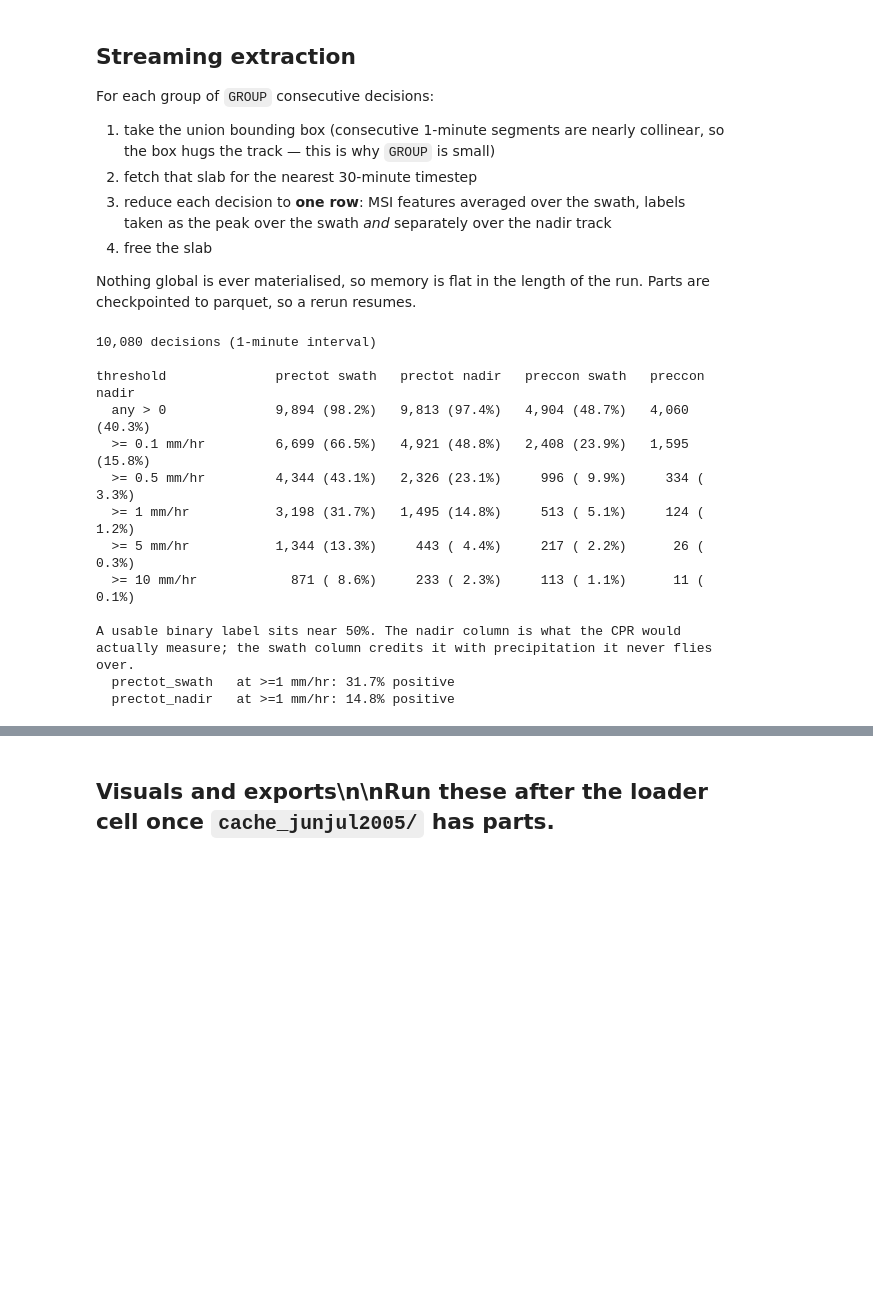
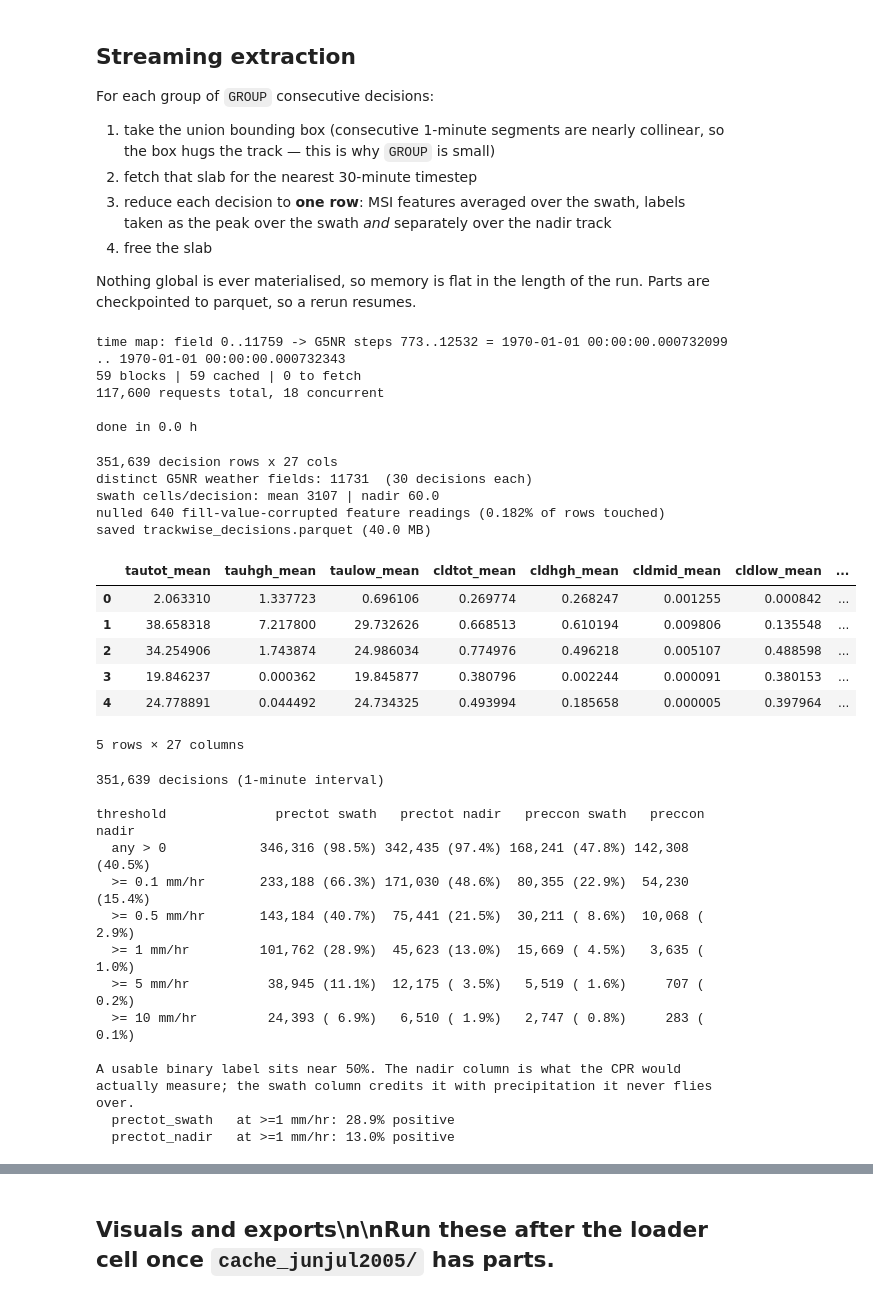
Before and after one commit to darthvader58/Code-Lab_RL_PriorityObs, a Jupyter notebook: geos5data_0.0625deg_30mn_trackwise.ipynb, the cells around one changed output, grey strips where cells are left out. Drawn from its saved outputs; the diff is of its cells as text; code cells hidden in the pictures; blank space fills up the shorter version.

```diff
--- a/geos5data_0.0625deg_30mn_trackwise.ipynb
+++ b/geos5data_0.0625deg_30mn_trackwise.ipynb
@@ -274,12 +314,19 @@ def _wds(force=False):
         _WDS = xr.open_dataset(G5NR_URL, decode_times=True)
     return _WDS
 
+# np.isfinite() alone lets through a handful of G5NR cells that return a
+# large-but-technically-finite fill value (up to ~3.4e38, float32's max) for
+# missing data -- caught 640 rows in the 8mo dataset, e.g. a "cloud fraction"
+# of 1.3e35. No MSI/label variable here is ever physically close to 1e6.
+def _sane(a):
+    return a[np.isfinite(a) & (np.abs(a) < 1e6)]
+
 def _nanmax(a):
-    a = a[np.isfinite(a)]
+    a = _sane(a)
     return float(a.max()) if a.size else float("nan")
 
 def _nanmean(a):
-    a = a[np.isfinite(a)]
+    a = _sane(a)
     return float(a.mean()) if a.size else float("nan")
 
 def reduce_decision(geom, sub, nlat, nlon):
@@ -380,22 +427,64 @@ for a, b in todo:
           f"| eta {el/dn*(len(todo)-dn)/3600:.1f} h", flush=True)
     del res, flat; gc.collect()
 print(f"\ndone in {(_time.time()-_t0)/3600:.1f} h")
+# %% [output]
+time map: field 0..11759 -> G5NR steps 773..12532 = 1970-01-01 00:00:00.000732099 .. 1970-01-01 00:00:00.000732343
+59 blocks | 59 cached | 0 to fetch
+117,600 requests total, 18 concurrent
+
+done in 0.0 h
 # %%
 import glob
 rows = pd.concat((pd.read_parquet(f) for f in sorted(glob.glob(f"{CACHE}/rows_*.parquet"))),
                  ignore_index=True)
 rows["solar_hour"] = ((rows.time.dt.hour + rows.time.dt.minute / 60
                        + rows.lon / 15) % 24)
 print(f"{len(rows):,} decision rows x {rows.shape[1]} cols")
 _nf = rows.field.nunique()
 print(f"distinct G5NR weather fields: {_nf}  ({len(rows)/_nf:.0f} decisions each)")
 assert _nf > 1, "only one weather field — the time mapping is broken"
 print(f"swath cells/decision: mean {rows.n_swath_cells.mean():.0f} "
       f"| nadir {rows.n_nadir_cells.mean():.1f}")
+
+# A handful of G5NR cells return a large-but-technically-finite fill value
+# (up to ~3.4e38, float32's max) for missing data. `_nanmean`/`_nanmax` in
+# extract_trackwise.py only filter np.isfinite(), which does not exclude
+# that -- fixed there for future fetches, but the *_swath/*_nadir columns
+# below are re-derived here from whatever is already sitting in `{CACHE}/`,
+# so this bound-check is what actually protects THIS run's output.
+_BOUNDS = {
+    "tautot_mean": (0, 1e4), "tautot_max": (0, 1e4),
+    "tauhgh_mean": (0, 1e4), "taulow_mean": (0, 1e4),
+    "cldtot_mean": (0, 1.01), "cldhgh_mean": (0, 1.01),
+    "cldmid_mean": (0, 1.01), "cldlow_mean": (0, 1.01),
+    "cldtmp_mean": (150, 340), "lwtup_mean": (0, 700),
+}
+_n_bad = 0
+for _c, (_lo, _hi) in _BOUNDS.items():
+    _bad = rows[_c].notna() & ((rows[_c] < _lo) | (rows[_c] > _hi))
+    _n_bad += int(_bad.sum())
+    rows.loc[_bad, _c] = np.nan
+if _n_bad:
+    print(f"nulled {_n_bad} fill-value-corrupted feature readings "
+          f"({100*_n_bad/len(rows):.3f}% of rows touched)")
+
 rows.to_parquet("trackwise_decisions.parquet", index=False)
 print(f"saved trackwise_decisions.parquet "
       f"({os.path.getsize('trackwise_decisions.parquet')/1e6:.1f} MB)")
 rows.head()
+# %% [output]
+351,639 decision rows x 27 cols
+distinct G5NR weather fields: 11731  (30 decisions each)
+swath cells/decision: mean 3107 | nadir 60.0
+nulled 640 fill-value-corrupted feature readings (0.182% of rows touched)
+saved trackwise_decisions.parquet (40.0 MB)
+|  | tautot_mean | tauhgh_mean | taulow_mean | cldtot_mean | cldhgh_mean | cldmid_mean | cldlow_mean | ... |
+| 0 | 2.063310 | 1.337723 | 0.696106 | 0.269774 | 0.268247 | 0.001255 | 0.000842 | ... |
+| 1 | 38.658318 | 7.217800 | 29.732626 | 0.668513 | 0.610194 | 0.009806 | 0.135548 | ... |
+| 2 | 34.254906 | 1.743874 | 24.986034 | 0.774976 | 0.496218 | 0.005107 | 0.488598 | ... |
+| 3 | 19.846237 | 0.000362 | 19.845877 | 0.380796 | 0.002244 | 0.000091 | 0.380153 | ... |
+| 4 | 24.778891 | 0.044492 | 24.734325 | 0.493994 | 0.185658 | 0.000005 | 0.397964 | ... |
+5 rows × 27 columns
 # %%
 # ---- CLASS BALANCE: swath label vs nadir label, across thresholds ----
 MM = 3600.0     # kg m-2 s-1 -> mm/hr
@@ -417,20 +506,20 @@ for c in ["prectot_swath", "prectot_nadir"]:
     r = (rows[c] > 1.0 / MM).mean()
     print(f"  {c:<15} at >=1 mm/hr: {100*r:.1f}% positive")
 # %% [output]
-10,080 decisions (1-minute interval)
+351,639 decisions (1-minute interval)
 
 threshold              prectot swath   prectot nadir   preccon swath   preccon nadir
-  any > 0              9,894 (98.2%)   9,813 (97.4%)   4,904 (48.7%)   4,060 (40.3%)
-  >= 0.1 mm/hr         6,699 (66.5%)   4,921 (48.8%)   2,408 (23.9%)   1,595 (15.8%)
-  >= 0.5 mm/hr         4,344 (43.1%)   2,326 (23.1%)     996 ( 9.9%)     334 ( 3.3%)
-  >= 1 mm/hr           3,198 (31.7%)   1,495 (14.8%)     513 ( 5.1%)     124 ( 1.2%)
-  >= 5 mm/hr           1,344 (13.3%)     443 ( 4.4%)     217 ( 2.2%)      26 ( 0.3%)
-  >= 10 mm/hr            871 ( 8.6%)     233 ( 2.3%)     113 ( 1.1%)      11 ( 0.1%)
+  any > 0            346,316 (98.5%) 342,435 (97.4%) 168,241 (47.8%) 142,308 (40.5%)
+  >= 0.1 mm/hr       233,188 (66.3%) 171,030 (48.6%)  80,355 (22.9%)  54,230 (15.4%)
+  >= 0.5 mm/hr       143,184 (40.7%)  75,441 (21.5%)  30,211 ( 8.6%)  10,068 ( 2.9%)
+  >= 1 mm/hr         101,762 (28.9%)  45,623 (13.0%)  15,669 ( 4.5%)   3,635 ( 1.0%)
+  >= 5 mm/hr          38,945 (11.1%)  12,175 ( 3.5%)   5,519 ( 1.6%)     707 ( 0.2%)
+  >= 10 mm/hr         24,393 ( 6.9%)   6,510 ( 1.9%)   2,747 ( 0.8%)     283 ( 0.1%)
 
 A usable binary label sits near 50%. The nadir column is what the CPR would
 actually measure; the swath column credits it with precipitation it never flies over.
-  prectot_swath   at >=1 mm/hr: 31.7% positive
-  prectot_nadir   at >=1 mm/hr: 14.8% positive
+  prectot_swath   at >=1 mm/hr: 28.9% positive
+  prectot_nadir   at >=1 mm/hr: 13.0% positive
 # %%
 # ---- learnability: do MSI-observable features separate the classes? ----
 def auc(score, y):
```
Also changed, not shown: parts of 8 cells of this notebook, 6 other files.
